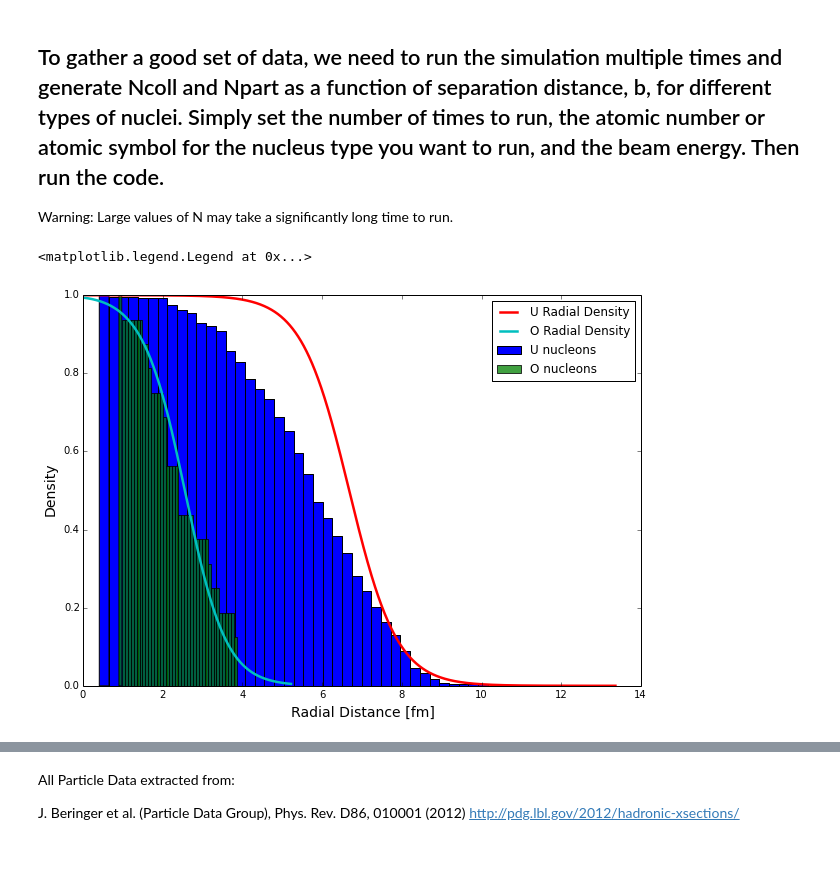
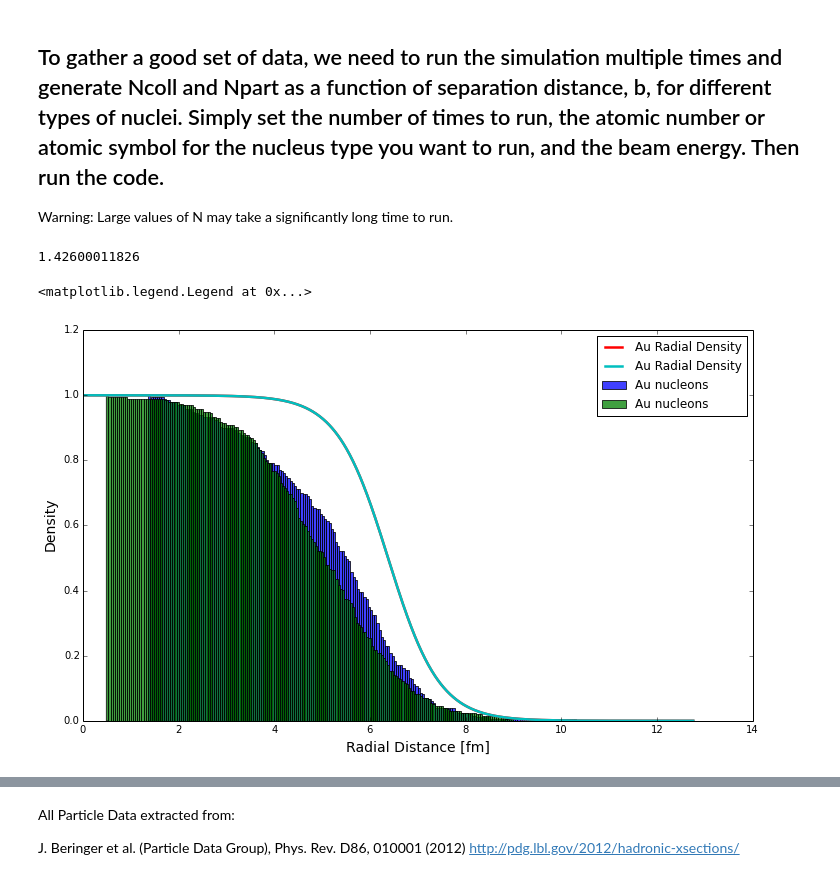
Before and after one commit to jdfreder/MCG, a Jupyter notebook: Project/NuclearInteractions.ipynb, the cells around one changed output, grey strips where cells are left out. Drawn from its saved outputs; the diff is of its cells as text; code cells hidden in the pictures.

```diff
--- a/Project/NuclearInteractions.ipynb
+++ b/Project/NuclearInteractions.ipynb
@@ -128,16 +135,16 @@ grid(which='major',axis='x')
 # %%
 def NCD(y):
     """Returns the Nuclear Charge Distribution for given element or atomic number"""
-    A={'C':12,'O':16,'Al':27,'S':32,'Ca':40,'Ni':58,'Cu':63,'W':186,'Au':197,'Pb':208,'U':238}
+    A={'He':3,'C':12,'O':16,'Al':27,'S':32,'Ca':40,'Ni':58,'Cu':63,'W':186,'Au':197,'Pb':208,'U':238}
     if type(y)==str:
         x=y
     else:
         for An,Val in A.iteritems():
             if Val==y:
                 x=An
-    a={'C':0,'O':.513,'Al':.519,'S':.61,'Ca':.586,'Ni':.516,'Cu':.596,'W':.535,'Au':.535,'Pb':.546,'U':.6}
-    w={'C':0,'O':-.051,'Al':0,'S':0,'Ca':-.161,'Ni':-.1308,'Cu':0,'W':0,'Au':0,'Pb':0,'U':0}
-    R={'C':2.47,'O':2.608,'Al':3.07,'S':3.458,'Ca':3.76,'Ni':4.309,'Cu':4.2,'W':6.51,'Au':6.38,'Pb':6.68,'U':6.68}
+    a={'He':.01,'C':0,'O':.513,'Al':.519,'S':.61,'Ca':.586,'Ni':.516,'Cu':.596,'W':.535,'Au':.535,'Pb':.546,'U':.6}
+    w={'He':0,'C':0,'O':-.051,'Al':0,'S':0,'Ca':-.161,'Ni':-.1308,'Cu':0,'W':0,'Au':0,'Pb':0,'U':0}
+    R={'He':1.8,'C':2.47,'O':2.608,'Al':3.07,'S':3.458,'Ca':3.76,'Ni':4.309,'Cu':4.2,'W':6.51,'Au':6.38,'Pb':6.68,'U':6.68}
     r=arange(0,2*R[x]+.01,.01)
     Rho=(1+w[x]*(r**2)/(R[x]**2))/(1+e**((r-R[x])/a[x]))
     return Rho
@@ -266,14 +277,21 @@ The previous two cells of code can be run again to generate a new distribution f
 To gather a good set of data, we need to run the simulation multiple times and generate Ncoll and Npart as a function of separation distance, b, for different types of nuclei. Simply set the number of times to run, the atomic number or atomic symbol for the nucleus type you want to run, and the beam energy. Then run the code.
 -
 Warning: Large values of N may take a significantly long time to run.
+# %%
+Initial=time.time()
+for i in range(10000000):
+    i=i+1
+elapsed=time.time()-Initial
+print elapsed
+# %% [output]
+1.42600011826
 # %%
-N=1 #Set number of times to run
+N=200 #Set number of times to run
 Particle1='Au'
-Particle2='He' #Set particle (See cell #3 for list of applicable particles and amu)
-BeamEnergy=171 #Set Beam Energy [GeV]
+Particle2='Au' #Set particle (See cell #3 for list of applicable particles and amu)
+BeamEnergy=200 #Set Beam Energy [GeV]
 
 #######################################
-
 Rp1=R[Particle1]#
 Rp2=R[Particle2]#
 b=(Rp1+Rp2)*random_sample(N)
@@ -284,8 +302,8 @@ Ncoll=zeros(N,float)
 Maxr=np.sqrt(SigI(BeamEnergy)/np.pi)
 
 for L in range(N):
-    Nucleus1=zeros((A[Particle1],3),float)#
-    Nucleus2=zeros((A[Particle2],3),float)#
+    Nucleus1=zeros((A[Particle1],4),float)#
+    Nucleus2=zeros((A[Particle2],4),float)#
     Nucleus1[:,0]=distribute1D(r1,NCD(Particle1),A[Particle1])[:]#
     Nucleus2[:,0]=distribute1D(r2,NCD(Particle2),A[Particle2])[:]#
     for i in range(A[Particle1]):#
@@ -295,79 +313,65 @@ for L in range(N):
         Nucleus2[i,1]=2*pi*random_sample(1)
         Nucleus2[i,2]=2*pi*random_sample(1)-pi
 
-    FailSafe=0
     for p1 in range(A[Particle1]):
         for p1x in range(A[Particle1]):
+            FailSafe=0
             if p1x==p1:
                 skip1=1
             else:
                 while sqrt((Nucleus1[p1,0]*cos(Nucleus1[p1,2])*cos(Nucleus1[p1,1])-Nucleus1[p1x,0]*cos(Nucleus1[p1x,2])*cos(Nucleus1[p1x,1]))**2+(Nucleus1[p1,0]*cos(Nucleus1[p1,2])*sin(Nucleus1[p1,1])-Nucleus1[p1x,0]*cos(Nucleus1[p1x,2])*sin(Nucleus1[p1x,1]))**2+(Nucleus1[p1,0]*sin(Nucleus1[p1,2])-Nucleus1[p1x,0]*sin(Nucleus1[p1x,2]))**2)<Maxr:
                     #print "Overlap: "+str(p1)+" "+str(p1x)
-                    Nucleus1[p1x,0]=distribute1D(r1,NCD(Particle1),A[Particle1])[p1x]
                     Nucleus1[p1x,1]=2*pi*random_sample(1)
                     Nucleus1[p1x,2]=2*pi*random_sample(1)-pi
                     FailSafe+=1
-                    if FailSafe>=10000:
-                        print "Break"
-                        break
+                    if FailSafe>=5:
+                        Nucleus1[p1x,0]=distribute1D(r1,NCD(Particle1),A[Particle1])[p1x]
 
-    FailSafe=0
     for p2 in range(A[Particle2]):
         for p2x in range(A[Particle2]):
+            FailSafe=0
             if p2x==p2:
                 skip2=1
             else:
                 while sqrt((Nucleus2[p2,0]*cos(Nucleus2[p2,2])*cos(Nucleus2[p2,1])-Nucleus2[p2x,0]*cos(Nucleus2[p2x,2])*cos(Nucleus2[p2x,1]))**2+(Nucleus2[p2,0]*cos(Nucleus2[p2,2])*sin(Nucleus2[p2,1])-Nucleus2[p2x,0]*cos(Nucleus2[p2x,2])*sin(Nucleus2[p2x,1]))**2+(Nucleus2[p2,0]*sin(Nucleus2[p2,2])-Nucleus2[p2x,0]*sin(Nucleus2[p2x,2]))**2)<Maxr:
                     #print "Overlap: "+str(p2)+" "+str(p2x)
-                    Nucleus2[p2x,0]=distribute1D(r2,NCD(Particle2),A[Particle2])[p2x]
                     Nucleus2[p2x,1]=2*pi*random_sample(1)
                     Nucleus2[p2x,2]=2*pi*random_sample(1)-pi
                     FailSafe+=1
-                    if FailSafe>=10000:
-                        print "Break"
-                        break
-
-    Colide1=copy(Nucleus1)
-    Colide2=copy(Nucleus2)
+                    if FailSafe>=5:
+                        Nucleus2[p2x,0]=distribute1D(r2,NCD(Particle2),A[Particle2])[p2x]
 
     for p1 in range(A[Particle1]):#
         count=0
         for p2 in range(A[Particle2]):#
             if ((b[L]+Nucleus2[p2,0]*cos(Nucleus2[p2,1])*cos(Nucleus2[p2,2])-Nucleus1[p1,0]*cos(Nucleus1[p1,1])*cos(Nucleus1[p1,2]))**2+(Nucleus2[p2,0]*sin(Nucleus2[p2,1])*cos(Nucleus2[p2,2])-Nucleus1[p1,0]*sin(Nucleus1[p1,1])*cos(Nucleus1[p1,2]))**2)**.5 <= Maxr:
                 Ncoll[L]+=1
             if ((b[L]+Nucleus2[p2,0]*cos(Nucleus2[p2,1])*cos(Nucleus2[p2,2])-Nucleus1[p1,0]*cos(Nucleus1[p1,1])*cos(Nucleus1[p1,2]))**2+(Nucleus2[p2,0]*sin(Nucleus2[p2,1])*cos(Nucleus2[p2,2])-Nucleus1[p1,0]*sin(Nucleus1[p1,1])*cos(Nucleus1[p1,2]))**2)**.5 > Maxr:
                 count+=1
             if count==A[Particle2]:
-                Colide1[p1,0]=100
-                Colide1[p1,1]=0
-                Colide1[p1,2]=0
+                Nucleus1[p1,3]=1
+
     for p2 in range(A[Particle2]):
         count=0
         for p1 in range(A[Particle1]):
             if ((b[L]+Nucleus2[p2,0]*cos(Nucleus2[p2,1])*cos(Nucleus2[p2,2])-Nucleus1[p1,0]*cos(Nucleus1[p1,1])*cos(Nucleus1[p1,2]))**2+(Nucleus2[p2,0]*sin(Nucleus2[p2,1])*cos(Nucleus2[p2,2])-Nucleus1[p1,0]*sin(Nucleus1[p1,1])*cos(Nucleus1[p1,2]))**2)**.5 > Maxr:
                 count+=1
             if count==A[Particle1]:
-                Colide2[p2,0]=100
-                Colide2[p2,1]=0
-                Colide2[p2,2]=0
-    for i in Colide1[:,0]:
-        if i<100:
-            Npart[L]+=1
-    for i in Colide2[:,0]:
-        if i<100:
-            Npart[L]+=1
+                Nucleus2[p2,3]=1
 
-n1,bins,patches=hist(Nucleus1[:,0],40,normed=True,cumulative=-1,label=str(Particle1)+ " nucleons")
-n2,bins,patches=hist(Nucleus2[:,0],40,normed=True,cumulative=-1,alpha=.75,label=str(Particle2)+" nucleons")
+    Npart[L]=A[Particle1]+A[Particle2]-(sum(Nucleus1[:,3])+sum(Nucleus2[:,3]))
+
+n1,bins,patches=hist(Nucleus1[:,0],A[Particle1],normed=True,cumulative=-1,alpha=.75,label=str(Particle1)+ " nucleons")
+n2,bins,patches=hist(Nucleus2[:,0],A[Particle2],normed=True,cumulative=-1,alpha=.75,label=str(Particle2)+" nucleons")
 if max(n1)>max(n2):
     plot(r1,NCD(Particle1)*max(n1),lw=2.5,label=str(Particle1)+" Radial Density")
     plot(r2,NCD(Particle2)*max(n1),lw=2.5,label=str(Particle2)+" Radial Density")
 else:
     plot(r1,NCD(Particle1)*max(n2),lw=2.5,label=str(Particle1)+" Radial Density")
     plot(r2,NCD(Particle2)*max(n2),lw=2.5,label=str(Particle2)+" Radial Density")
 xlabel("Radial Distance [fm]",fontsize=14)
 ylabel("Density",fontsize=14)
 legend()
 # %% [output]
 <matplotlib.legend.Legend at 0x...>
-[figure, old version]
+[figure, new version]
```
Also changed, not shown: parts of 15 cells of this notebook, 10 other files.
